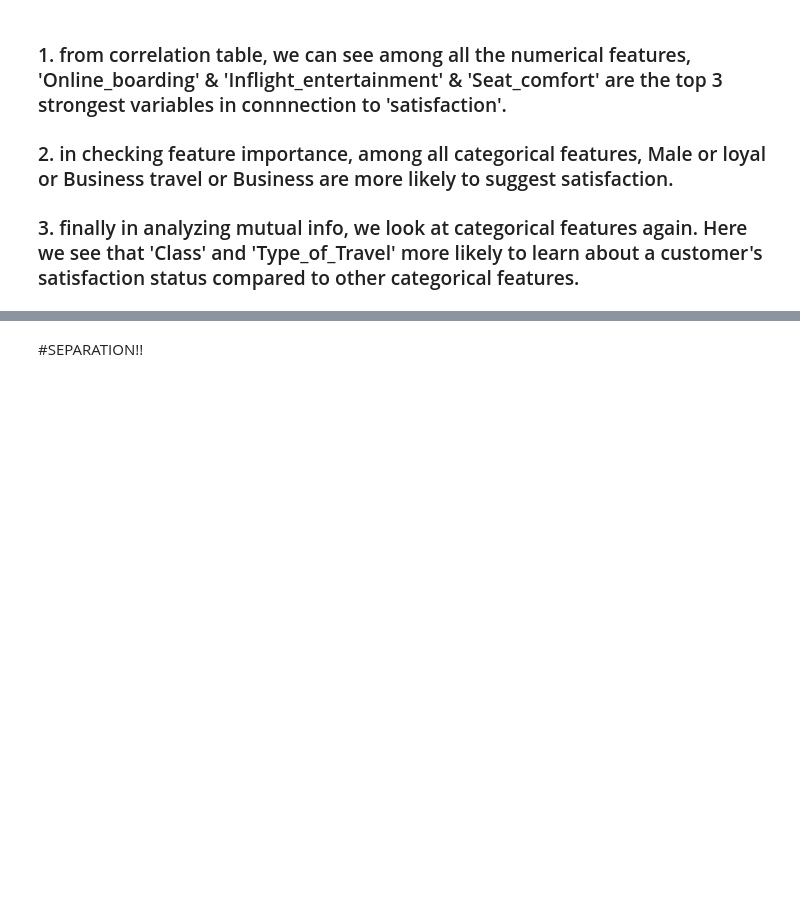
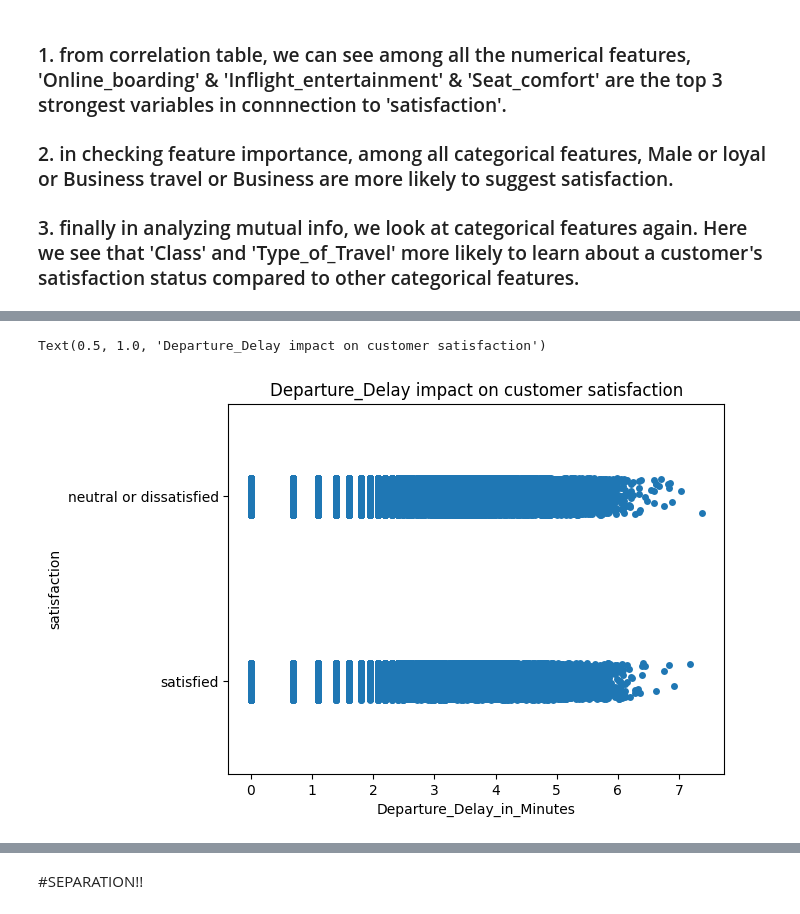
Before and after one commit to sjfjawe/Airline-Customer-Satisfaction-Prediction, a Jupyter notebook: notebook.ipynb, the cells around one changed output, grey strips where cells are left out. Cells and saved outputs as stored; diff of their text form; code cells hidden in the pictures; blank space fills up the shorter version.

```diff
--- a/notebook.ipynb
+++ b/notebook.ipynb
@@ -407,0 +361,8 @@ mi.sort_values(ascending=False).to_frame(name='Mutual Info of the categorical fe
+# %%
+df_whole['satisfaction'] = df_whole['satisfaction'].map({1:'satisfied', 0:'neutral or dissatisfied'})
+
+sns.stripplot(x=df_whole['Departure_Delay_in_Minutes'], y=df_whole['satisfaction'])
+plt.title('Departure_Delay impact on customer satisfaction')
+# %% [output]
+Text(0.5, 1.0, 'Departure_Delay impact on customer satisfaction')
+[figure, added]
```
Also changed, not shown: parts of 38 cells of this notebook.
